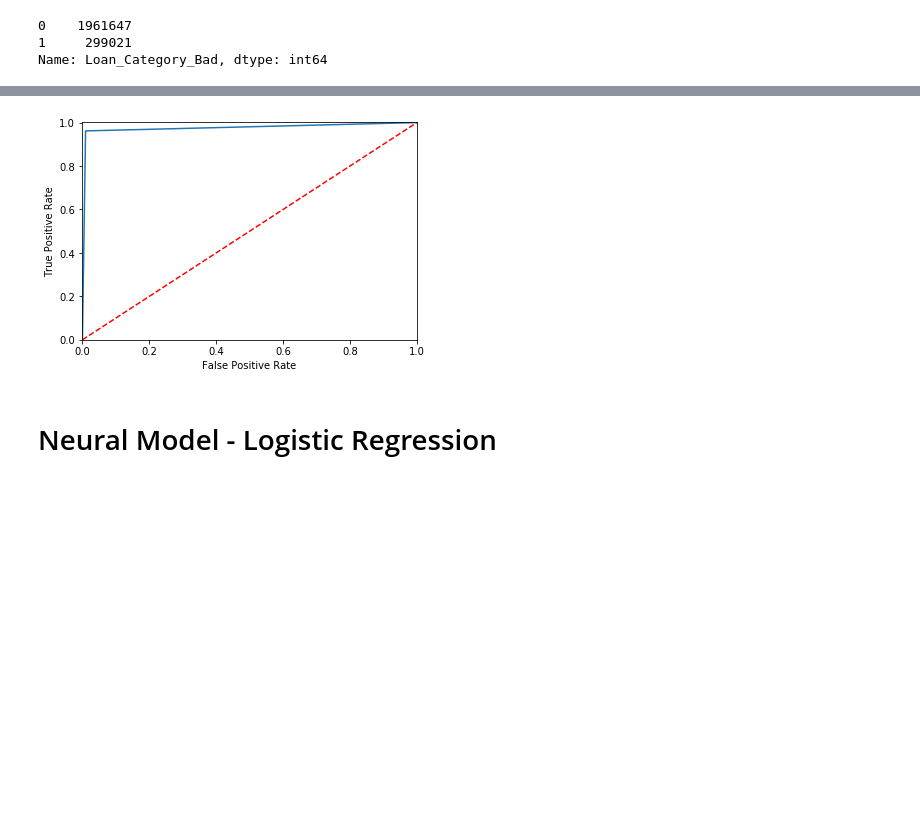
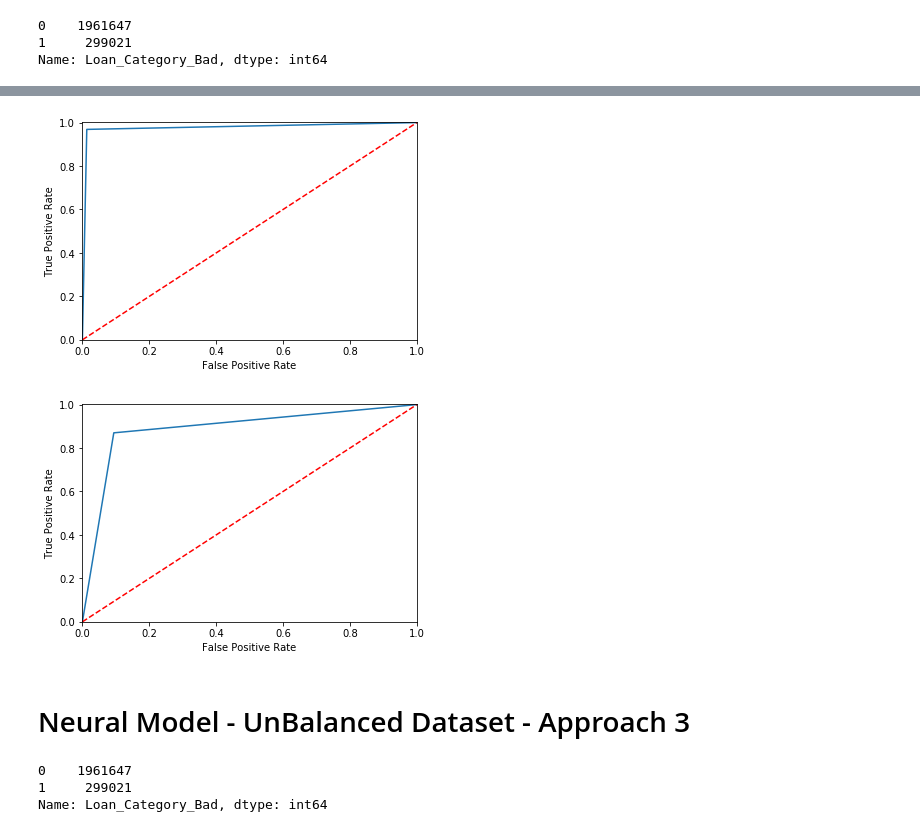
Before and after one commit to circe201/lending_club_loan_data_analysis, a Jupyter notebook: 4_training.ipynb, the cells around one changed output, grey strips where cells are left out. Saved outputs shown, nothing was run; the diff lists cells and outputs as text; code cells hidden in the pictures; blank space fills up the shorter version.

```diff
--- a/4_training.ipynb
+++ b/4_training.ipynb
@@ -66,6 +47,6 @@ trainX, testX, trainY, testY = train_test_split(X,y)
 # %%
 from sklearn.linear_model import LogisticRegression
 
-lr = LogisticRegression(class_weight='balanced', solver='lbfgs')
+lr = LogisticRegression(solver='lbfgs')
 lr.fit(trainX, trainY)
 predictedY = lr.predict(testX)
@@ -71,0 +57,12 @@ predictedY = lr.predict(testX)
+# %%
+data_good_loans = data.loc[data['Loan_Category_Bad']==0]
+data_bad_loans = data.loc[data['Loan_Category_Bad']==1]
+
+data_final = pd.concat([data_good_loans, data_bad_loans])
+
+y = data_final['Loan_Category_Bad']
+X = data_final.drop(['Loan_Category_Bad'],axis=1)
+
+print (y.value_counts())
+from sklearn.model_selection import train_test_split
+trainX_2, testX_2, trainY_2, testY_2 = train_test_split(X,y)
@@ -72 +75,7 @@ predictedY = lr.predict(testX)
+# %%
+from sklearn.linear_model import LogisticRegression
+
+lr_2 = LogisticRegression(class_weight='balanced', solver='lbfgs')
+lr_2.fit(trainX_2, trainY_2)
+predictedY_2 = lr_2.predict(testX_2)
 # %% [markdown]
@@ -99,20 +122,23 @@ F1-score of LogisticRegression model is  0.9758797245725307
 # %%
 from sklearn.metrics import roc_curve
 
 
 def show_roc_curve(falsePositiveRate, truePositiveRate):
     plt.plot(falsePositiveRate, truePositiveRate)
     plt.xlabel('False Positive Rate')
     plt.ylabel('True Positive Rate')
     plt.plot([0,1],[0,1],'r--')
     plt.xlim([-0.001,1])
     plt.ylim([0,1.001])
     plt.show()
 
 fpr, tpr, threshold = roc_curve(testY, predictedY)
+fpr_2, tpr_2, threshold_2 = roc_curve(testY_2, predictedY_2)
 show_roc_curve(fpr, tpr)
+show_roc_curve(fpr_2, tpr_2)
 # %% [output]
 [figure]
+[figure, added]
 # %%
 import pickle
 
@@ -121,10 +147,26 @@ pickle.dump(lr, open("lendingclub.pickle.dat", "wb"))
 # %% [markdown]
-# Neural Model - Logistic Regression
+# Neural Model - UnBalanced Dataset - Approach 3
 # %%
+import tensorflow as tf
+
 #Convert X,y dataframes to np.array
+
+data_good_loans = data.loc[data['Loan_Category_Bad']==0]
+data_bad_loans = data.loc[data['Loan_Category_Bad']==1]
+
+data_final = pd.concat([data_good_loans, data_bad_loans])
+
+y = data_final['Loan_Category_Bad']
+X = data_final.drop(['Loan_Category_Bad'],axis=1)
+
+print (y.value_counts())
 
 X_list = X.values
 y_list = np.array(y)
+# %% [output]
+0    1961647
+1     299021
+Name: Loan_Category_Bad, dtype: int64
 # %%
 trainX_nn, testX_nn, trainY_nn, testY_nn = train_test_split(X_list,y_list)
 # %%
```
Also changed, not shown: parts of 29 cells of this notebook.
